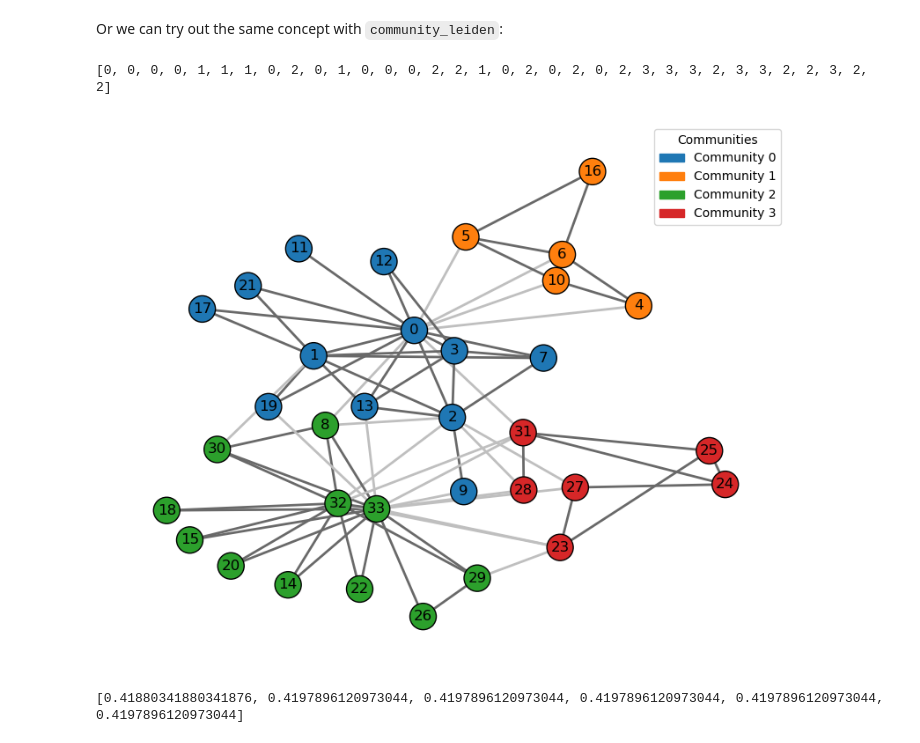
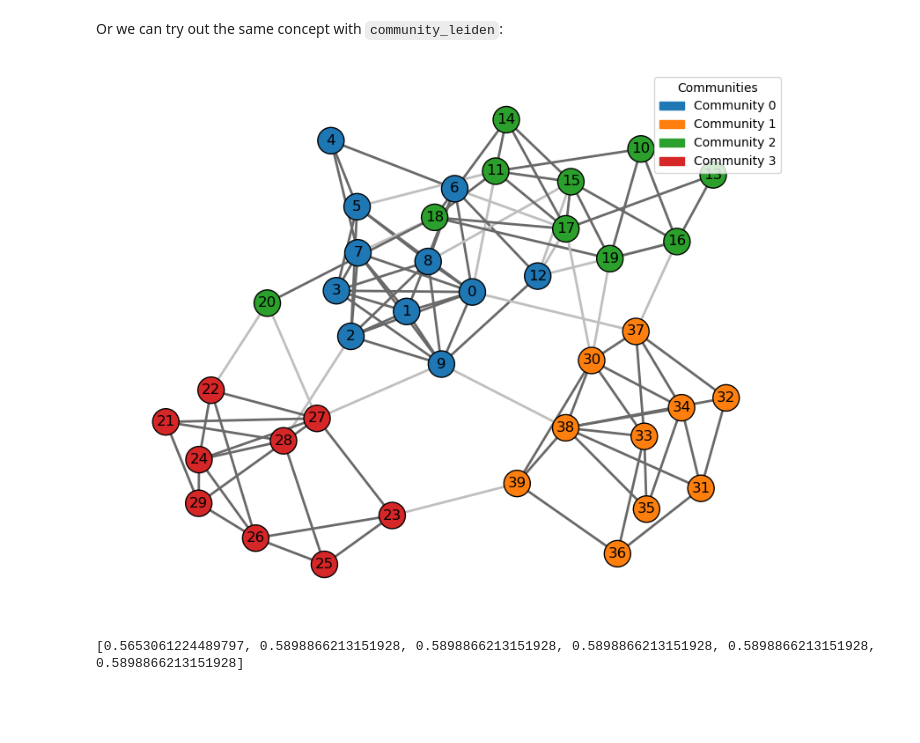
Before and after one commit to igraph/python-igraph, a Jupyter notebook: doc/source/community_detection_guide/notebooks/membership_vector.ipynb, the cells around one changed output. Drawn from its saved outputs; the diff is of its cells as text; code cells hidden in the pictures; blank space fills up the shorter version.

```diff
--- a/doc/source/community_detection_guide/notebooks/membership_vector.ipynb
+++ b/doc/source/community_detection_guide/notebooks/membership_vector.ipynb
@@ -88,15 +114,13 @@ print(modularities)
 # %% [markdown]
 Or we can try out the same concept with `community_leiden`:
 # %%
-communities = karate_club.community_leiden(objective_function="modularity", initial_membership=random_membership, n_iterations=1)
-print(communities.membership)
+communities = g.community_leiden(objective_function="modularity", initial_membership=random_membership, n_iterations=1)
 modularities = [communities.modularity]
-ig_plot_w_legend(karate_club, communities)
+ig_plot_w_legend(g, communities)
 for _ in range(5):
-    communities = karate_club.community_leiden(objective_function="modularity", initial_membership=communities.membership, n_iterations=1)
+    communities = g.community_leiden(objective_function="modularity", initial_membership=communities.membership, n_iterations=1)
     modularities.append(communities.modularity)
 print(modularities)
 # %% [output]
+[figure, new version]
-[0, 0, 0, 0, 1, 1, 1, 0, 2, 0, 1, 0, 0, 0, 2, 2, 1, 0, 2, 0, 2, 0, 2, 3, 3, 3, 2, 3, 3, 2, 2, 3, 2, 2]
+[0.5653061224489797, 0.5898866213151928, 0.5898866213151928, 0.5898866213151928, 0.5898866213151928, 0.5898866213151928]
-[figure, old version]
-[0.41880341880341876, 0.4197896120973044, 0.4197896120973044, 0.4197896120973044, 0.4197896120973044, 0.4197896120973044]
```
Also changed, not shown: parts of 5 cells of this notebook, 1 other file.
